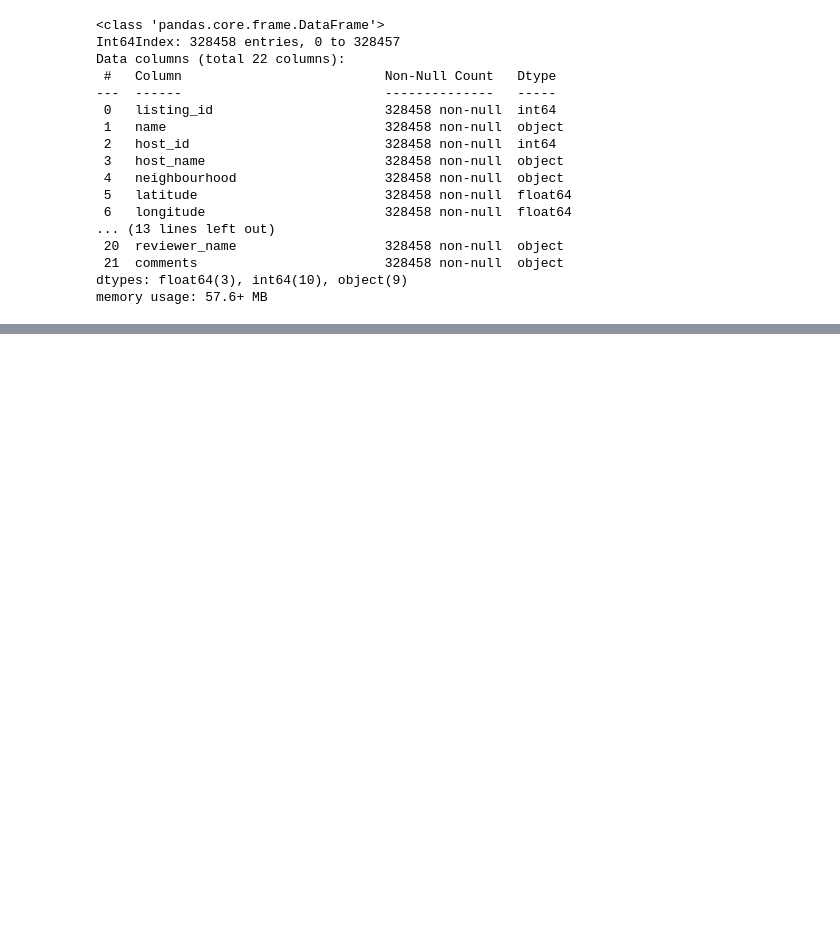
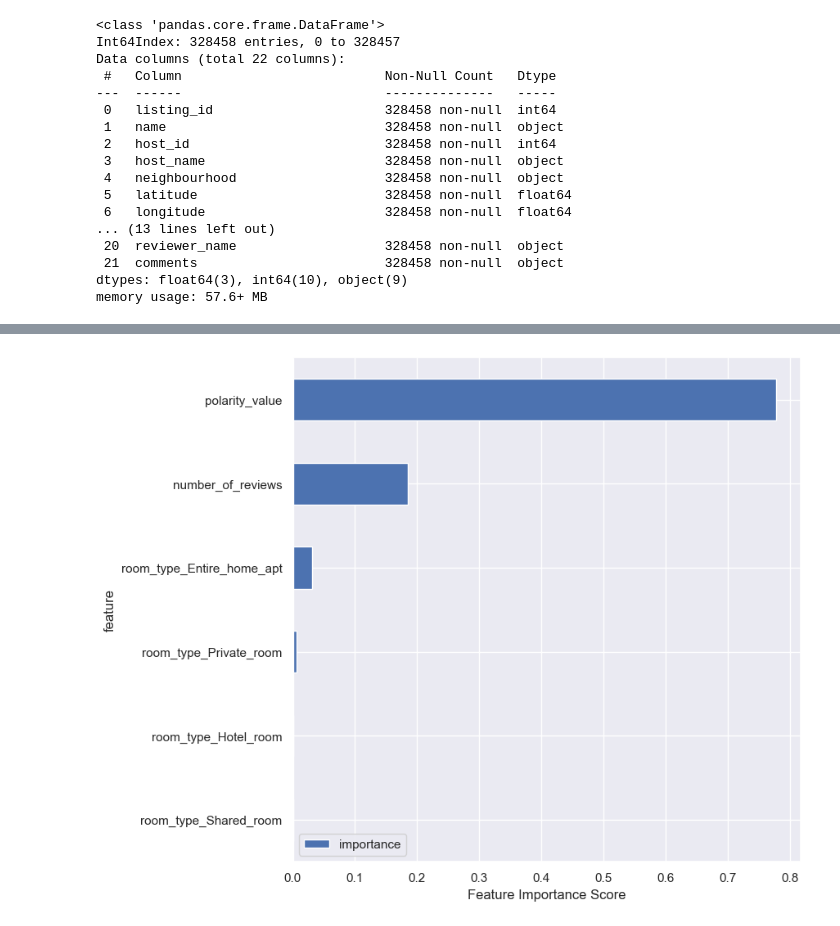
Before and after one commit to CS418/group-project-team-twenty, a Jupyter notebook: airbnb_analysis.ipynb, the cells around one changed output, grey strips where cells are left out. Saved outputs shown, nothing was run; the diff lists cells and outputs as text; code cells hidden in the pictures; blank space fills up the shorter version.

```diff
--- a/airbnb_analysis.ipynb
+++ b/airbnb_analysis.ipynb
@@ -199,0 +473,8 @@ memory usage: 57.6+ MB
+# %%
+# Creating and fitting the model
+RF = RandomForestRegressor(n_estimators=2000, max_depth=40,min_samples_split = 50,
+                           max_leaf_nodes = 70,max_features = 5)
+RF.fit(x_train,y_train.values.ravel())
+# Predicting the training and testing sets
+trainPredictin_RF = RF.predict(x_train)
+testPredictin_RF =RF.predict(x_test)
@@ -199,0 +494,12 @@ memory usage: 57.6+ MB
+# %%
+feat_imp = pd.DataFrame({'importance':RF.feature_importances_})
+feat_imp['feature'] = x_train.columns
+feat_imp.sort_values(by='importance', ascending=False, inplace=True)
+
+feat_imp.sort_values(by='importance', inplace=True)
+feat_imp = feat_imp.set_index('feature', drop=True)
+feat_imp.plot.barh(figsize=(8,8))
+plt.xlabel('Feature Importance Score')
+plt.show()
+# %% [output]
+[figure, added]
```
Also changed, not shown: parts of 27 cells of this notebook, 1 other file.
